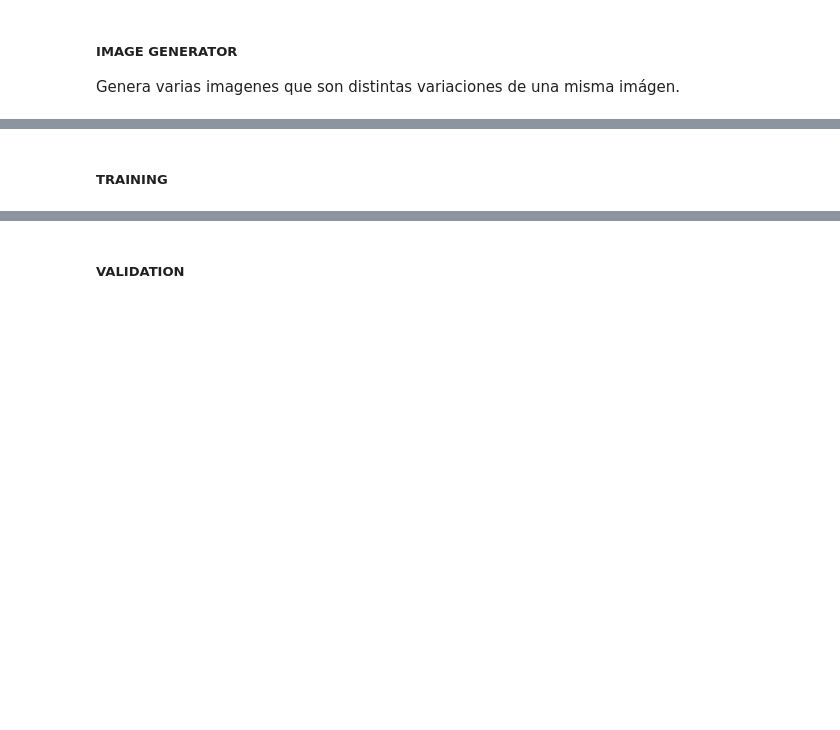
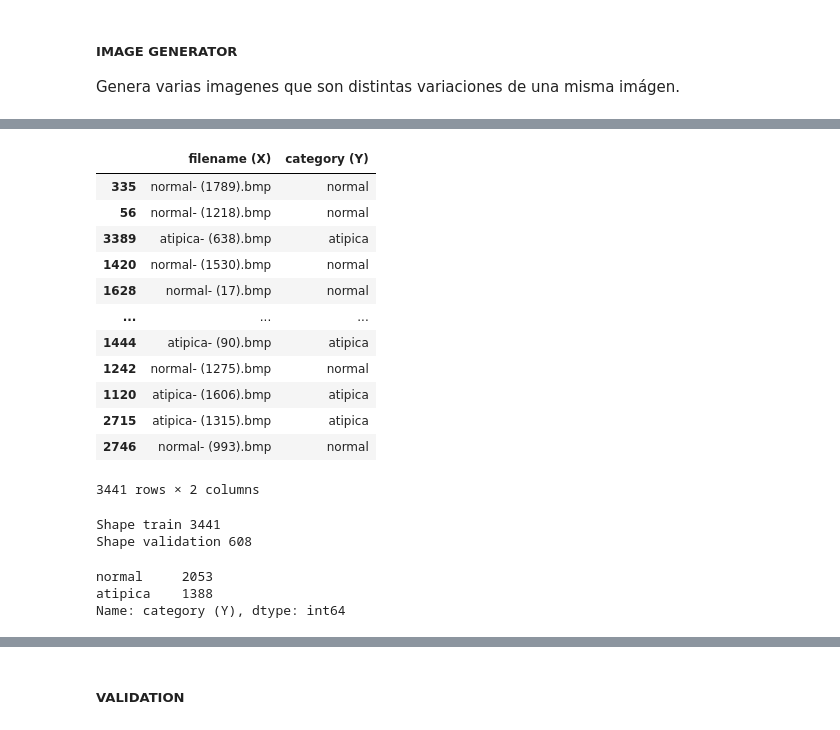
Before and after one commit to marinagoju/CNN_Cervical_Cancer, a Jupyter notebook: src/notebooks/img_generator.ipynb, the cells around one changed output, grey strips where cells are left out. Saved outputs shown, nothing was run; the diff lists cells and outputs as text; code cells hidden in the pictures; blank space fills up the shorter version.

```diff
--- a/src/notebooks/img_generator.ipynb
+++ b/src/notebooks/img_generator.ipynb
@@ -33,5 +43,4 @@ df_cito
 # %%
-df["category"] = df["category"].replace({0: 'normal', 1: 'atipica'})
+df_cito["category (Y)"] = df_cito["category (Y)"].replace({0: 'normal', 1: 'atipica'})
 
-print("Categories:", df['category'].unique())
-df.head()
+print("Categories:", df_cito["category (Y)"].unique())
@@ -87,2 +70,0 @@ train_df.category.value_counts()
-# %% [markdown]
-##### **TRAINING**
@@ -108,0 +71,30 @@ train_generator = train_datagen.flow_from_dataframe(
+# %%
+train_df, validate_df = train_test_split(df_cito.sample(4049),
+                                         test_size=0.15,
+                                         random_state=14)
+
+train_df
+# %% [output]
+|  | filename (X) | category (Y) |
+| 335 | normal- (1789).bmp | normal |
+| 56 | normal- (1218).bmp | normal |
+| 3389 | atipica- (638).bmp | atipica |
+| 1420 | normal- (1530).bmp | normal |
+| 1628 | normal- (17).bmp | normal |
+| ... | ... | ... |
+| 1444 | atipica- (90).bmp | atipica |
+| 1242 | normal- (1275).bmp | normal |
+| 1120 | atipica- (1606).bmp | atipica |
+| 2715 | atipica- (1315).bmp | atipica |
+| 2746 | normal- (993).bmp | normal |
+3441 rows × 2 columns
+# %%
+print("Shape train", train_df.shape[0])
+print("Shape validation", validate_df.shape[0])
+train_df['category (Y)'].value_counts()
+# %% [output]
+Shape train 3441
+Shape validation 608
+normal     2053
+atipica    1388
+Name: category (Y), dtype: int64
```
Also changed, not shown: parts of 14 cells of this notebook, 1 other file.
